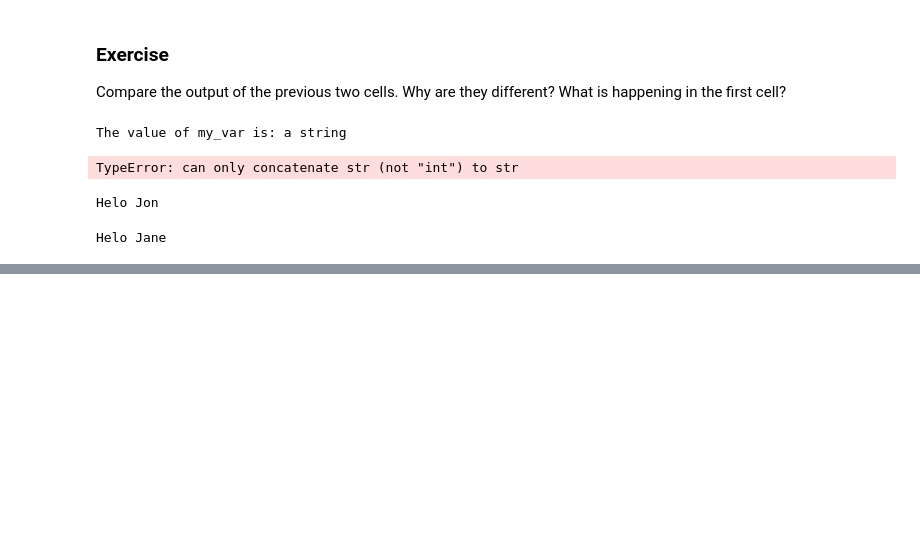
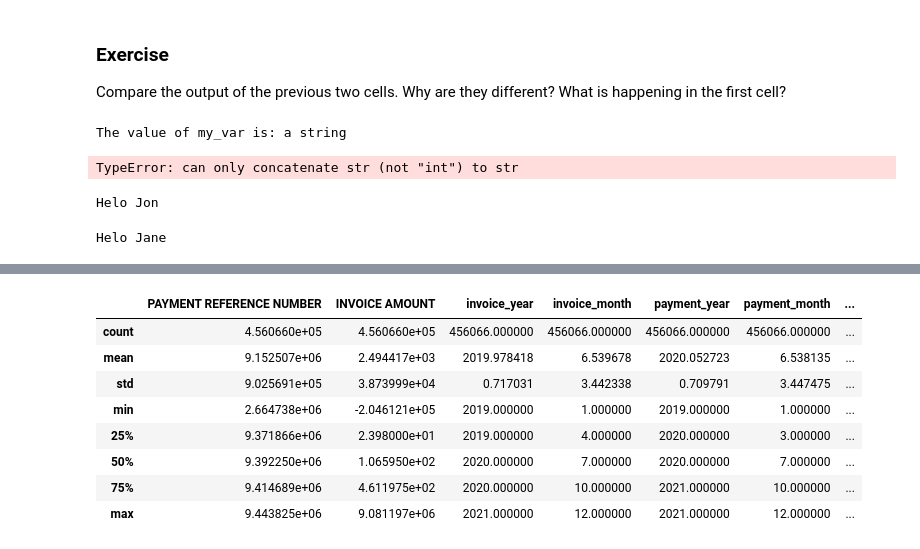
Before and after one commit to unmrds/cc-reproducibility-communication, a Jupyter notebook: 03-Jupyter-demo.ipynb, the cells around one changed output, grey strips where cells are left out. Saved outputs shown, nothing was run; the diff lists cells and outputs as text; code cells hidden in the pictures; blank space fills up the shorter version.

```diff
--- a/03-Jupyter-demo.ipynb
+++ b/03-Jupyter-demo.ipynb
@@ -102,0 +195,12 @@ Helo Jane
+# %%
+ckbk.describe()
+# %% [output]
+|  | PAYMENT REFERENCE NUMBER | INVOICE AMOUNT | invoice_year | invoice_month | payment_year | payment_month | ... |
+| count | 4.560660e+05 | 4.560660e+05 | 456066.000000 | 456066.000000 | 456066.000000 | 456066.000000 | ... |
+| mean | 9.152507e+06 | 2.494417e+03 | 2019.978418 | 6.539678 | 2020.052723 | 6.538135 | ... |
+| std | 9.025691e+05 | 3.873999e+04 | 0.717031 | 3.442338 | 0.709791 | 3.447475 | ... |
+| min | 2.664738e+06 | -2.046121e+05 | 2019.000000 | 1.000000 | 2019.000000 | 1.000000 | ... |
+| 25% | 9.371866e+06 | 2.398000e+01 | 2019.000000 | 4.000000 | 2020.000000 | 3.000000 | ... |
+| 50% | 9.392250e+06 | 1.065950e+02 | 2020.000000 | 7.000000 | 2020.000000 | 7.000000 | ... |
+| 75% | 9.414689e+06 | 4.611975e+02 | 2020.000000 | 10.000000 | 2021.000000 | 10.000000 | ... |
+| max | 9.443825e+06 | 9.081197e+06 | 2021.000000 | 12.000000 | 2021.000000 | 12.000000 | ... |
```
Also changed, not shown: parts of 13 cells of this notebook.
